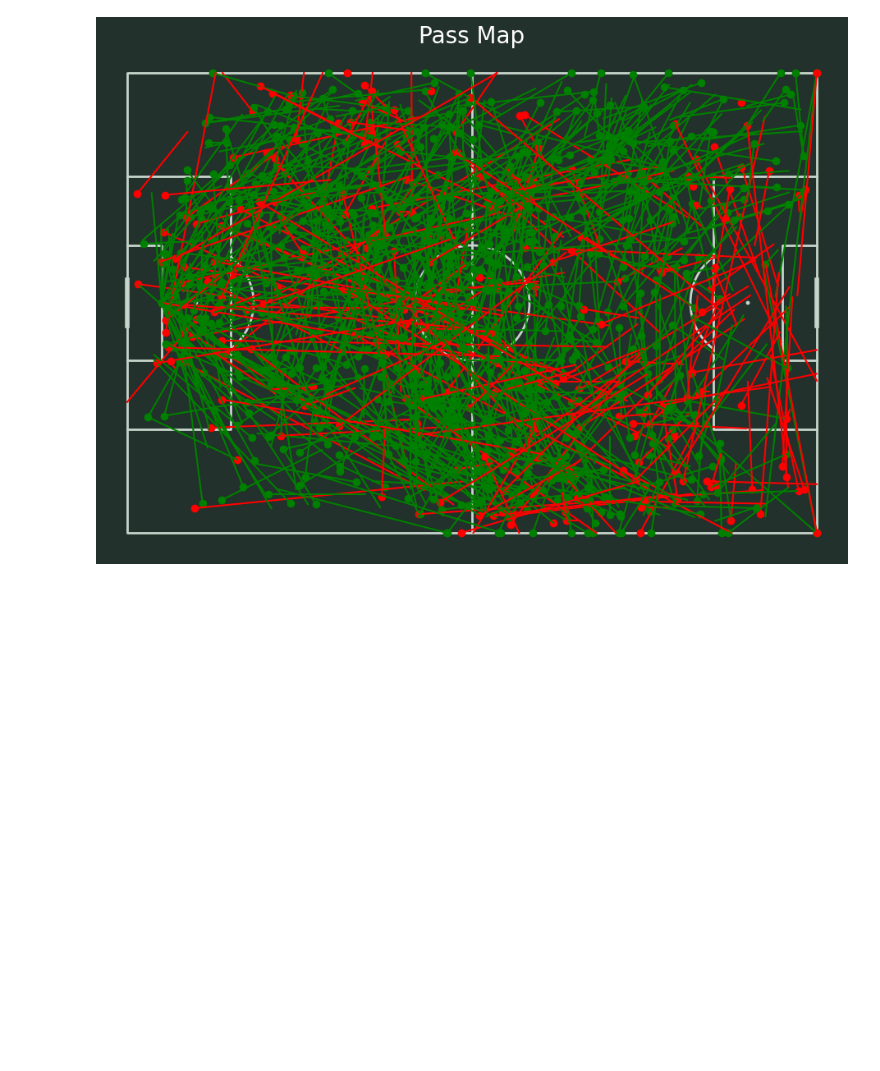
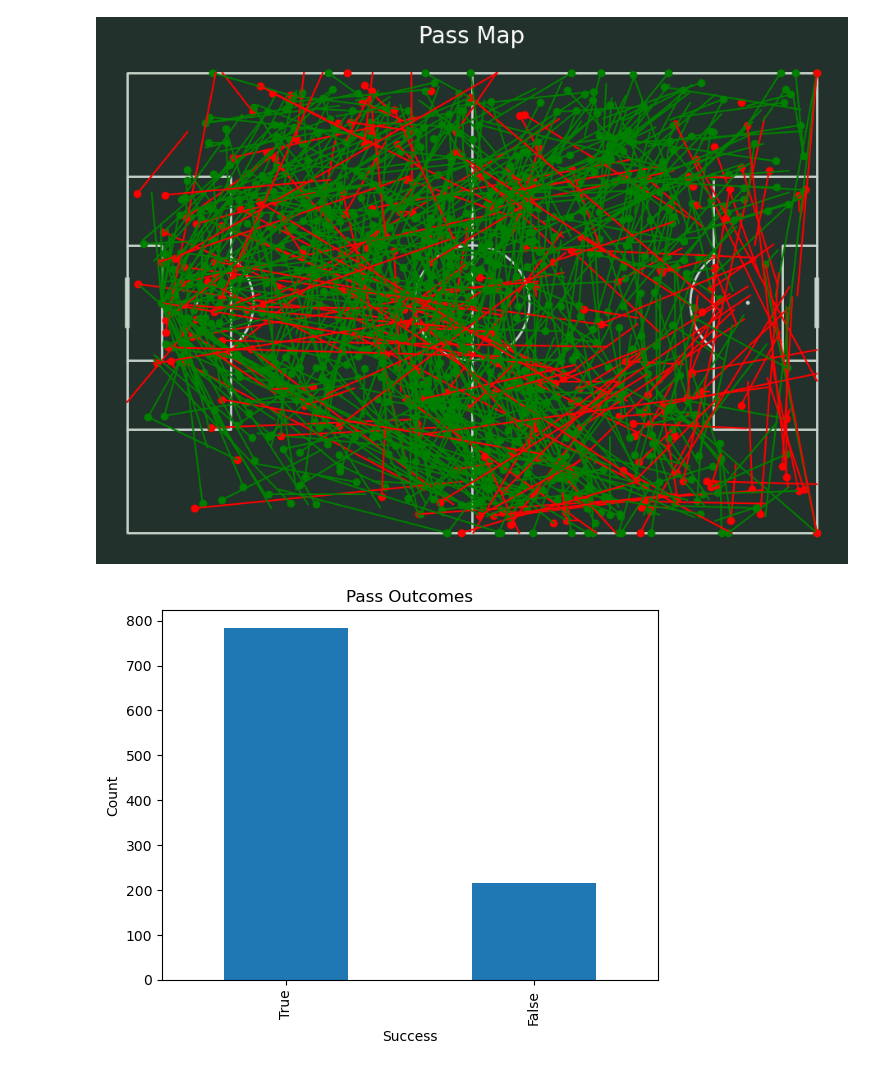
Before and after one commit to jadenh3/SoccerImpectHackathon, a Jupyter notebook: getting-started.ipynb, the cells around one changed output. Saved outputs shown, nothing was run; the diff lists cells and outputs as text; code cells hidden in the pictures; blank space fills up the shorter version.

```diff
--- a/getting-started.ipynb
+++ b/getting-started.ipynb
@@ -198,3 +199,11 @@ plt.title('Pass Map', color='white', fontsize=20)
 # %% [output]
 Text(0.5, 1.0, 'Pass Map')
 [figure]
+# %%
+df[df['event_type'] == 'PASS']['success'].value_counts().plot(kind='bar')
+plt.title('Pass Outcomes')
+plt.xlabel('Success')
+plt.ylabel('Count')
+plt.show()
+# %% [output]
+[figure, added]
```
Also changed, not shown: parts of 3 cells of this notebook.
